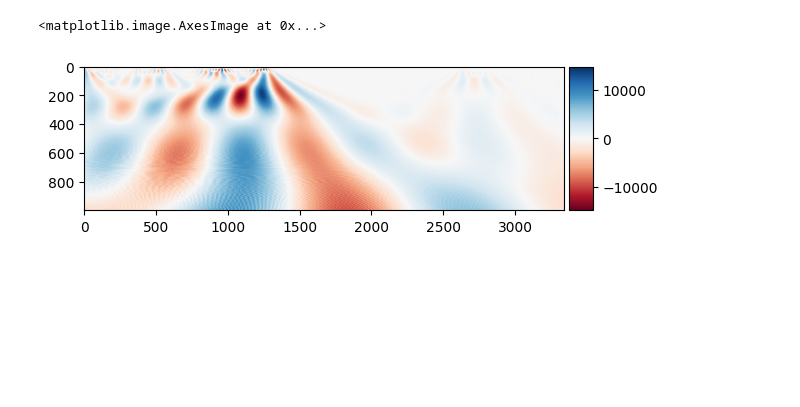
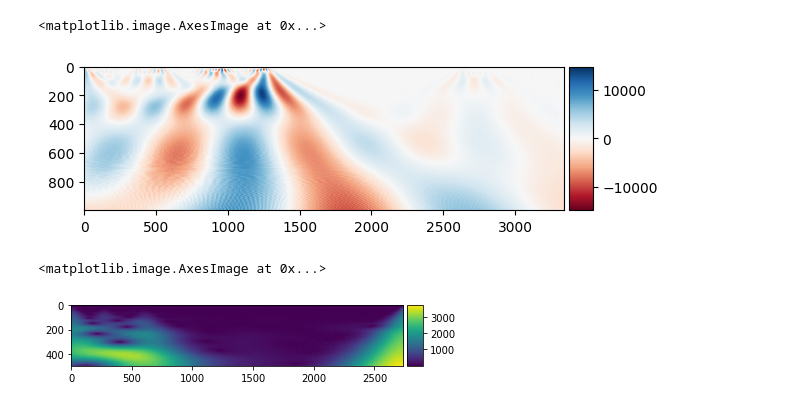
Before and after one commit to oftavira/BitacoraLiteratura, a Jupyter notebook: Ploting/_temp.ipynb, the cells around one changed output. Drawn from its saved outputs; the diff is of its cells as text; code cells hidden in the pictures; blank space fills up the shorter version.

```diff
--- a/Ploting/_temp.ipynb
+++ b/Ploting/_temp.ipynb
@@ -363,4 +384,7 @@ io.imshow(cwt.coefs)
 <matplotlib.image.AxesImage at 0x...>
 [figure]
 # %%
-cwt.
+io.imshow(np.abs(cwt.coefs))
+# %% [output]
+<matplotlib.image.AxesImage at 0x...>
+[figure, added]
```
Also changed, not shown: parts of 8 cells of this notebook, 3 other files.
